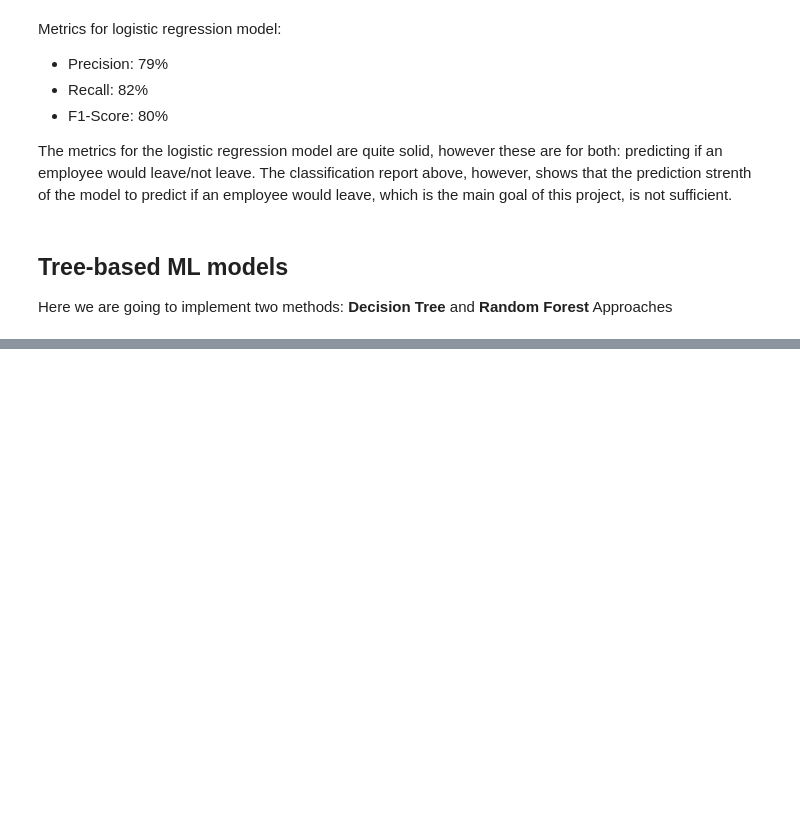
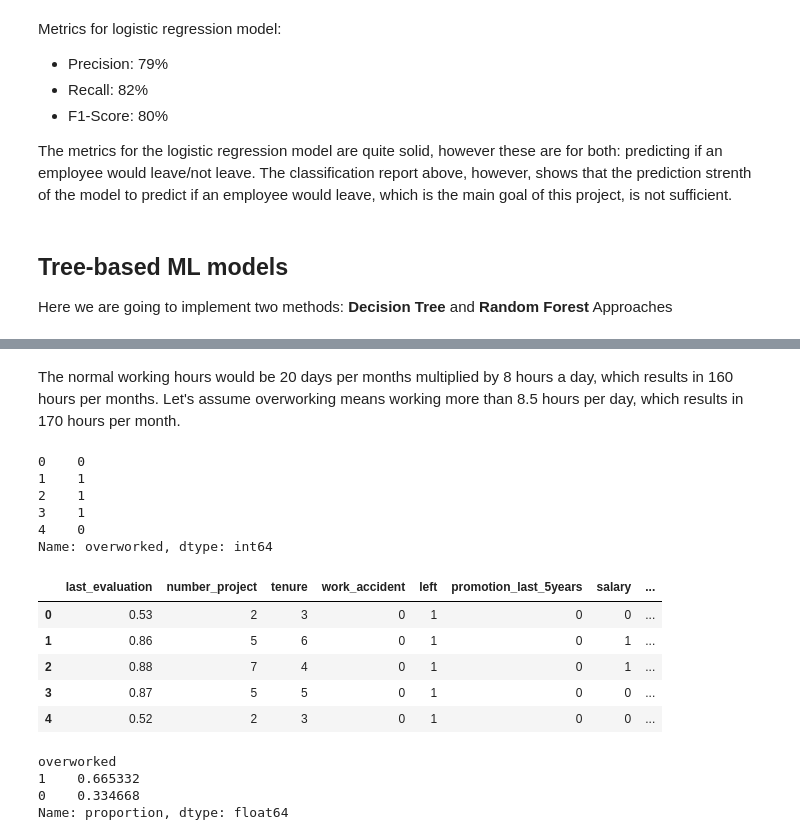
Before and after one commit to julhild/Salifort_Motors_project, a Jupyter notebook: main.ipynb, the cells around one changed output, grey strips where cells are left out. Cells and saved outputs as stored; diff of their text form; code cells hidden in the pictures; blank space fills up the shorter version.

```diff
--- a/main.ipynb
+++ b/main.ipynb
@@ -553,0 +707,3 @@ Here we are going to implement two methods: **Decision Tree** and **Random Fores
+# %%
+df_eng = df_enc.drop('satisfaction_level', axis = 1);
+df_eng.head()
@@ -553,0 +717,5 @@ Here we are going to implement two methods: **Decision Tree** and **Random Fores
+# %%
+# engineered variable
+# start from average hours
+df_eng['overworked'] = df_eng['average_monthly_hours'];
+df_eng.head()
@@ -553,0 +729,29 @@ Here we are going to implement two methods: **Decision Tree** and **Random Fores
+# %% [markdown]
+The normal working hours would be 20 days per months multiplied by 8 hours a day, which results in 160 hours per months. Let's assume overworking means working more than 8.5 hours per day, which results in 170 hours per month.
+# %%
+df_eng['overworked'] = (df_eng['overworked'] > 170).astype(int)
+df_eng['overworked'].head()
+# %% [output]
+0    0
+1    1
+2    1
+3    1
+4    0
+Name: overworked, dtype: int64
+# %%
+df_eng = df_eng.drop('average_monthly_hours', axis = 1);
+df_eng.head()
+# %% [output]
+|  | last_evaluation | number_project | tenure | work_accident | left | promotion_last_5years | salary | ... |
+| 0 | 0.53 | 2 | 3 | 0 | 1 | 0 | 0 | ... |
+| 1 | 0.86 | 5 | 6 | 0 | 1 | 0 | 1 | ... |
+| 2 | 0.88 | 7 | 4 | 0 | 1 | 0 | 1 | ... |
+| 3 | 0.87 | 5 | 5 | 0 | 1 | 0 | 0 | ... |
+| 4 | 0.52 | 2 | 3 | 0 | 1 | 0 | 0 | ... |
+# %%
+df_eng['overworked'].value_counts(normalize=True)
+# %% [output]
+overworked
+1    0.665332
+0    0.334668
+Name: proportion, dtype: float64
```
Also changed, not shown: parts of 61 cells of this notebook, 1 other file.
